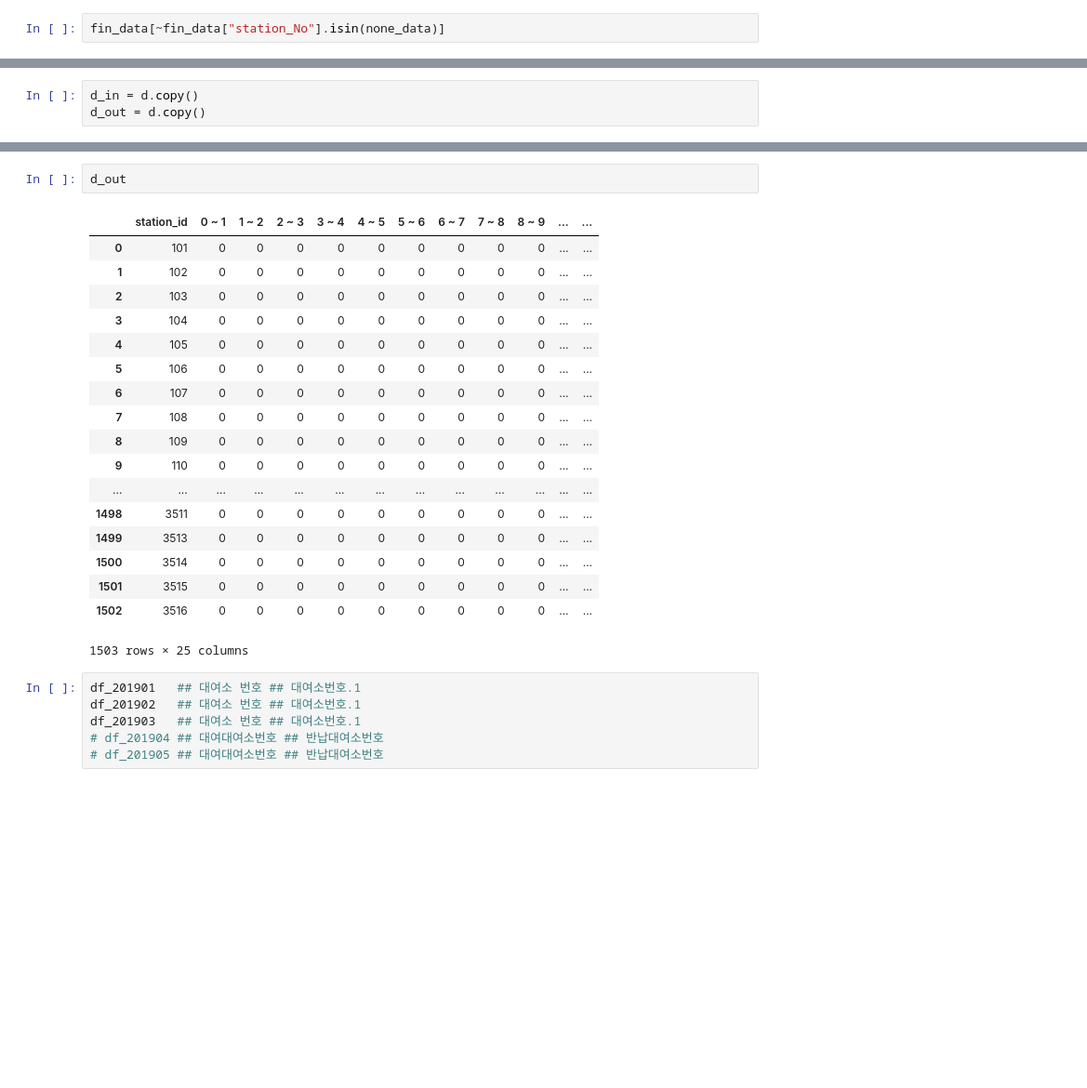
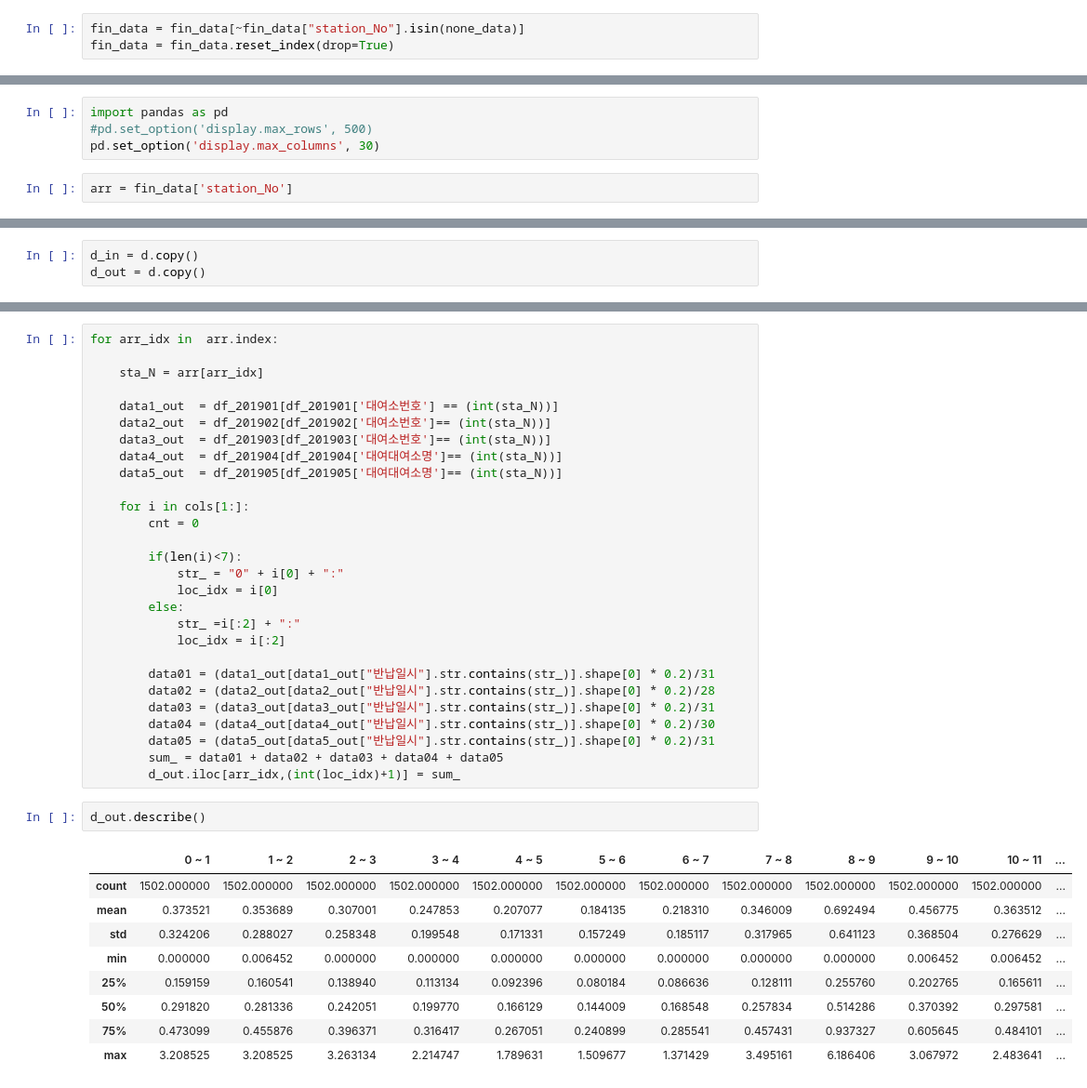
Before and after one commit to KimSeokyeung/opensourceproject, a Jupyter notebook: bicycle/Bicycle_Time_series_analysis.ipynb, the cells around one changed output, grey strips where cells are left out. Shown: that part at 93% size. Drawn from its saved outputs; the diff is of its cells as text; blank space fills up the shorter version.

```diff
--- a/bicycle/Bicycle_Time_series_analysis.ipynb
+++ b/bicycle/Bicycle_Time_series_analysis.ipynb
@@ -109,4 +109,5 @@ for strarr in arr:
     if (df_201901[df_201901['대여소번호']==int(strarr)].shape[0]==0):
         none_data.append(strarr)
 # %%
-fin_data[~fin_data["station_No"].isin(none_data)]
+fin_data = fin_data[~fin_data["station_No"].isin(none_data)]
+fin_data = fin_data.reset_index(drop=True)
@@ -134,0 +119,6 @@ fin_data[~fin_data["station_No"].isin(none_data)]
+# %%
+import pandas as pd
+#pd.set_option('display.max_rows', 500)
+pd.set_option('display.max_columns', 30)
+# %%
+arr = fin_data['station_No']
@@ -198,27 +310,40 @@ d_in
+# %%
+for arr_idx in  arr.index:
+
+    sta_N = arr[arr_idx]
+
+    data1_out  = df_201901[df_201901['대여소번호'] == (int(sta_N))]
+    data2_out  = df_201902[df_201902['대여소번호']== (int(sta_N))]
+    data3_out  = df_201903[df_201903['대여소번호']== (int(sta_N))]
+    data4_out  = df_201904[df_201904['대여대여소명']== (int(sta_N))]
+    data5_out  = df_201905[df_201905['대여대여소명']== (int(sta_N))]
+
+    for i in cols[1:]:
+        cnt = 0
+
+        if(len(i)<7):
+            str_ = "0" + i[0] + ":"
+            loc_idx = i[0]
+        else:
+            str_ =i[:2] + ":"
+            loc_idx = i[:2]
+
+        data01 = (data1_out[data1_out["반납일시"].str.contains(str_)].shape[0] * 0.2)/31
+        data02 = (data2_out[data2_out["반납일시"].str.contains(str_)].shape[0] * 0.2)/28
+        data03 = (data3_out[data3_out["반납일시"].str.contains(str_)].shape[0] * 0.2)/31
+        data04 = (data4_out[data4_out["반납일시"].str.contains(str_)].shape[0] * 0.2)/30
+        data05 = (data5_out[data5_out["반납일시"].str.contains(str_)].shape[0] * 0.2)/31
+        sum_ = data01 + data02 + data03 + data04 + data05
+        d_out.iloc[arr_idx,(int(loc_idx)+1)] = sum_
 # %%
-d_out
+d_out.describe()
 # %% [output]
-|  | station_id | 0 ~ 1 | 1 ~ 2 | 2 ~ 3 | 3 ~ 4 | 4 ~ 5 | 5 ~ 6 | 6 ~ 7 | 7 ~ 8 | 8 ~ 9 | ... | ... |
-| 0 | 101 | 0 | 0 | 0 | 0 | 0 | 0 | 0 | 0 | 0 | ... | ... |
-| 1 | 102 | 0 | 0 | 0 | 0 | 0 | 0 | 0 | 0 | 0 | ... | ... |
-| 2 | 103 | 0 | 0 | 0 | 0 | 0 | 0 | 0 | 0 | 0 | ... | ... |
-| 3 | 104 | 0 | 0 | 0 | 0 | 0 | 0 | 0 | 0 | 0 | ... | ... |
-| 4 | 105 | 0 | 0 | 0 | 0 | 0 | 0 | 0 | 0 | 0 | ... | ... |
-| 5 | 106 | 0 | 0 | 0 | 0 | 0 | 0 | 0 | 0 | 0 | ... | ... |
-| 6 | 107 | 0 | 0 | 0 | 0 | 0 | 0 | 0 | 0 | 0 | ... | ... |
-| 7 | 108 | 0 | 0 | 0 | 0 | 0 | 0 | 0 | 0 | 0 | ... | ... |
-| 8 | 109 | 0 | 0 | 0 | 0 | 0 | 0 | 0 | 0 | 0 | ... | ... |
-| 9 | 110 | 0 | 0 | 0 | 0 | 0 | 0 | 0 | 0 | 0 | ... | ... |
-| ... | ... | ... | ... | ... | ... | ... | ... | ... | ... | ... | ... | ... |
-| 1498 | 3511 | 0 | 0 | 0 | 0 | 0 | 0 | 0 | 0 | 0 | ... | ... |
-| 1499 | 3513 | 0 | 0 | 0 | 0 | 0 | 0 | 0 | 0 | 0 | ... | ... |
-| 1500 | 3514 | 0 | 0 | 0 | 0 | 0 | 0 | 0 | 0 | 0 | ... | ... |
-| 1501 | 3515 | 0 | 0 | 0 | 0 | 0 | 0 | 0 | 0 | 0 | ... | ... |
-| 1502 | 3516 | 0 | 0 | 0 | 0 | 0 | 0 | 0 | 0 | 0 | ... | ... |
+|  | 0 ~ 1 | 1 ~ 2 | 2 ~ 3 | 3 ~ 4 | 4 ~ 5 | 5 ~ 6 | 6 ~ 7 | 7 ~ 8 | 8 ~ 9 | 9 ~ 10 | 10 ~ 11 | ... |
+| count | 1502.000000 | 1502.000000 | 1502.000000 | 1502.000000 | 1502.000000 | 1502.000000 | 1502.000000 | 1502.000000 | 1502.000000 | 1502.000000 | 1502.000000 | ... |
+| mean | 0.373521 | 0.353689 | 0.307001 | 0.247853 | 0.207077 | 0.184135 | 0.218310 | 0.346009 | 0.692494 | 0.456775 | 0.363512 | ... |
+| std | 0.324206 | 0.288027 | 0.258348 | 0.199548 | 0.171331 | 0.157249 | 0.185117 | 0.317965 | 0.641123 | 0.368504 | 0.276629 | ... |
+| min | 0.000000 | 0.006452 | 0.000000 | 0.000000 | 0.000000 | 0.000000 | 0.000000 | 0.000000 | 0.000000 | 0.006452 | 0.006452 | ... |
+| 25% | 0.159159 | 0.160541 | 0.138940 | 0.113134 | 0.092396 | 0.080184 | 0.086636 | 0.128111 | 0.255760 | 0.202765 | 0.165611 | ... |
+| 50% | 0.291820 | 0.281336 | 0.242051 | 0.199770 | 0.166129 | 0.144009 | 0.168548 | 0.257834 | 0.514286 | 0.370392 | 0.297581 | ... |
+| 75% | 0.473099 | 0.455876 | 0.396371 | 0.316417 | 0.267051 | 0.240899 | 0.285541 | 0.457431 | 0.937327 | 0.605645 | 0.484101 | ... |
+| max | 3.208525 | 3.208525 | 3.263134 | 2.214747 | 1.789631 | 1.509677 | 1.371429 | 3.495161 | 6.186406 | 3.067972 | 2.483641 | ... |
-1503 rows × 25 columns
-# %%
-df_201901   ## 대여소 번호 ## 대여소번호.1
-df_201902   ## 대여소 번호 ## 대여소번호.1
-df_201903   ## 대여소 번호 ## 대여소번호.1
-# df_201904 ## 대여대여소번호 ## 반납대여소번호
-# df_201905 ## 대여대여소번호 ## 반납대여소번호
```
Also changed, not shown: parts of 19 cells of this notebook, 2 other files.
